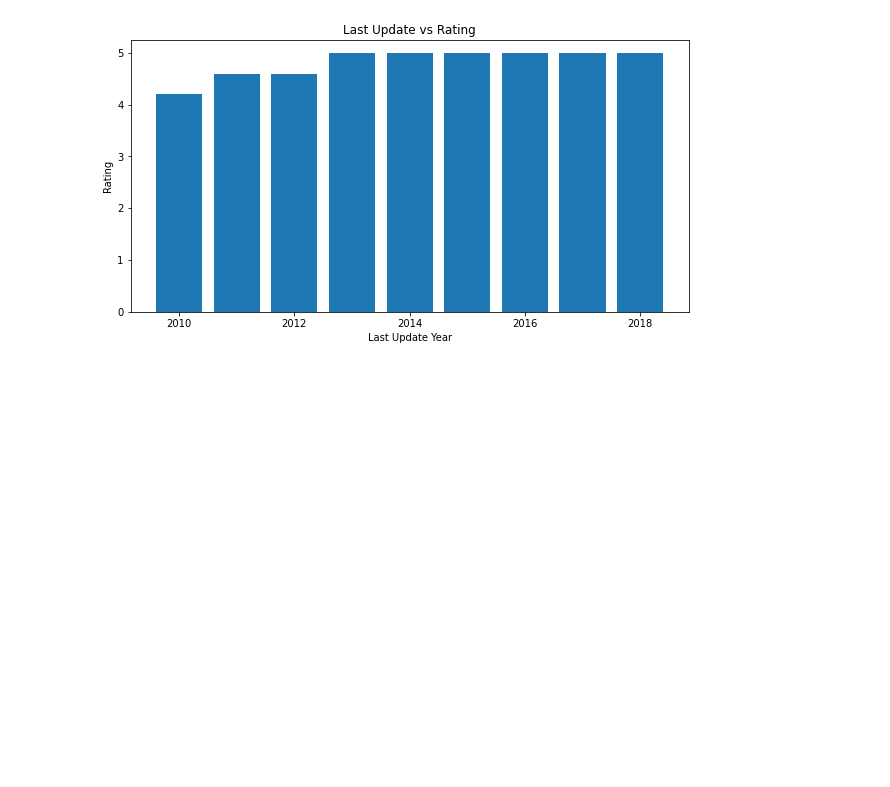
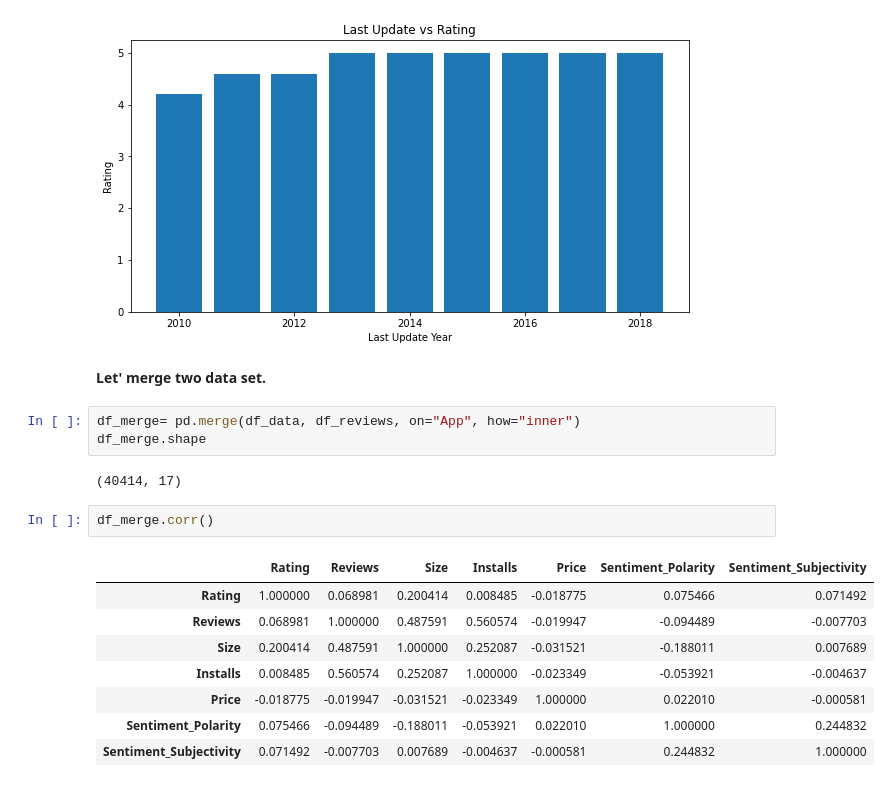
Before and after one commit to manjirikulkarni03/Play-store-app-review-analysis, a Jupyter notebook: Copy_of_EDA(Play_Store_Review)(Common_Team_Colab)_MK.ipynb, the cells around one changed output. Cells and saved outputs as stored; diff of their text form; blank space fills up the shorter version.

```diff
--- a/Copy_of_EDA(Play_Store_Review)(Common_Team_Colab)_MK.ipynb
+++ b/Copy_of_EDA(Play_Store_Review)(Common_Team_Colab)_MK.ipynb
@@ -664,3 +664,21 @@ From the above pie chart, we can conclude that most of the apps on google play s
 # %% [output]
 Text(0, 0.5, 'Rating')
 [figure]
+# %% [markdown]
+**Let' merge two data set.**
+# %%
+df_merge= pd.merge(df_data, df_reviews, on="App", how="inner")
+df_merge.shape
+# %% [output]
+(40414, 17)
+# %%
+df_merge.corr()
+# %% [output]
+|  | Rating | Reviews | Size | Installs | Price | Sentiment_Polarity | Sentiment_Subjectivity |
+| Rating | 1.000000 | 0.068981 | 0.200414 | 0.008485 | -0.018775 | 0.075466 | 0.071492 |
+| Reviews | 0.068981 | 1.000000 | 0.487591 | 0.560574 | -0.019947 | -0.094489 | -0.007703 |
+| Size | 0.200414 | 0.487591 | 1.000000 | 0.252087 | -0.031521 | -0.188011 | 0.007689 |
+| Installs | 0.008485 | 0.560574 | 0.252087 | 1.000000 | -0.023349 | -0.053921 | -0.004637 |
+| Price | -0.018775 | -0.019947 | -0.031521 | -0.023349 | 1.000000 | 0.022010 | -0.000581 |
+| Sentiment_Polarity | 0.075466 | -0.094489 | -0.188011 | -0.053921 | 0.022010 | 1.000000 | 0.244832 |
+| Sentiment_Subjectivity | 0.071492 | -0.007703 | 0.007689 | -0.004637 | -0.000581 | 0.244832 | 1.000000 |
```
Also changed, not shown: parts of 3 cells of this notebook.
